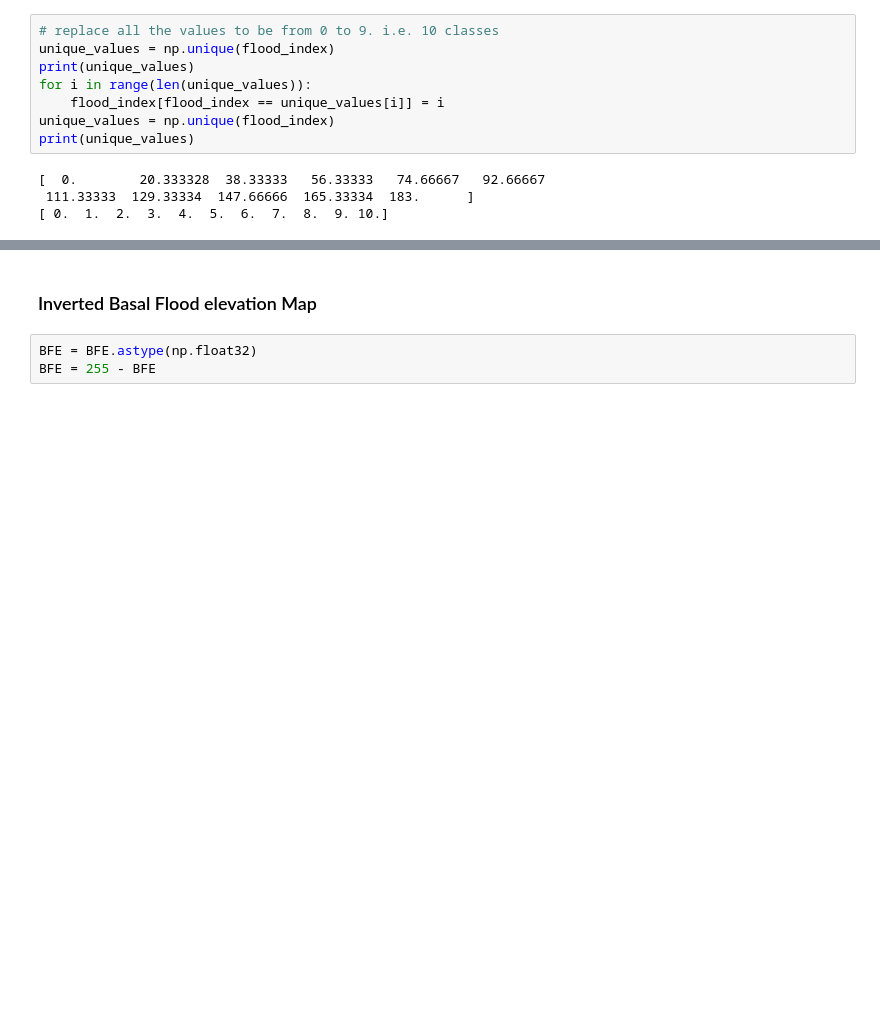
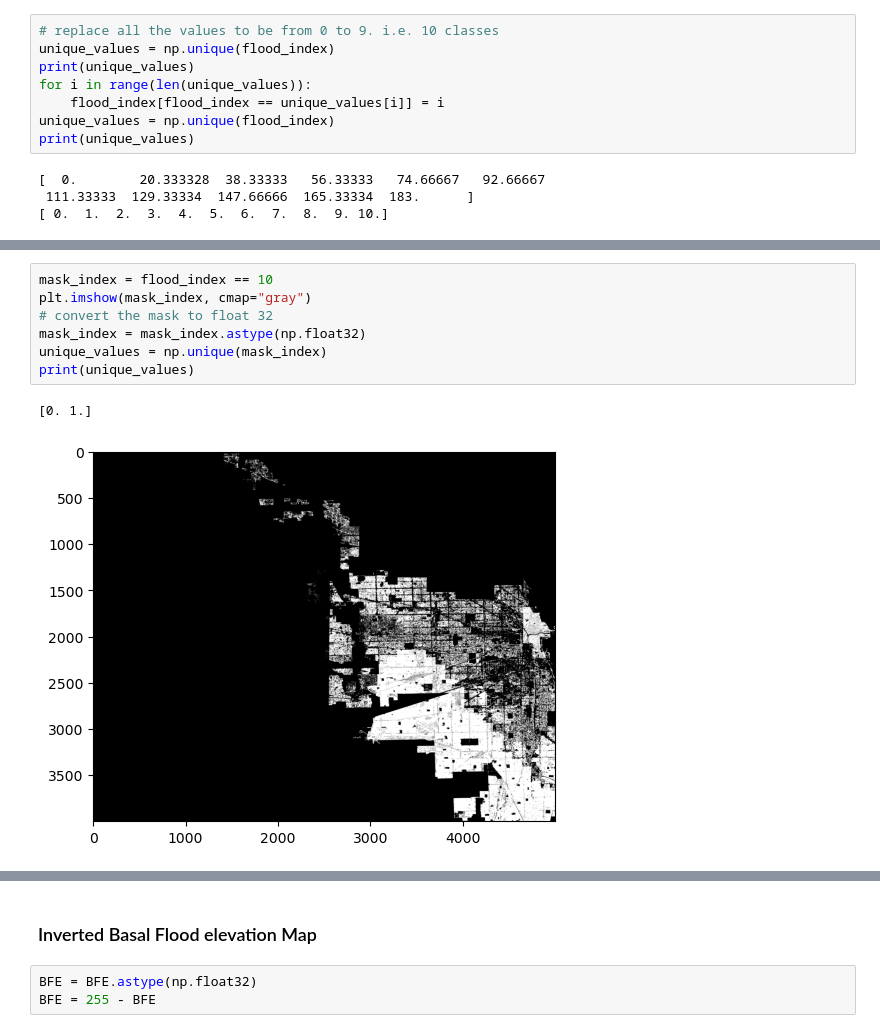
Before and after one commit to ehtnamuh/Grainger-Flood-Data-Visualization, a Jupyter notebook: Transformer Model/Transformer separate masks.ipynb, the cells around one changed output, grey strips where cells are left out. Cells and saved outputs as stored; diff of their text form; blank space fills up the shorter version.

```diff
--- a/Transformer Model/Transformer separate masks.ipynb
+++ b/Transformer Model/Transformer separate masks.ipynb
@@ -115,0 +115,10 @@ Text(0.5, 1.0, 'Flood Index')
+# %%
+mask_index = flood_index == 10
+plt.imshow(mask_index, cmap="gray")
+# convert the mask to float 32
+mask_index = mask_index.astype(np.float32)
+unique_values = np.unique(mask_index)
+print(unique_values)
+# %% [output]
+[0. 1.]
+[figure, added]
```
Also changed, not shown: parts of 24 cells of this notebook.
